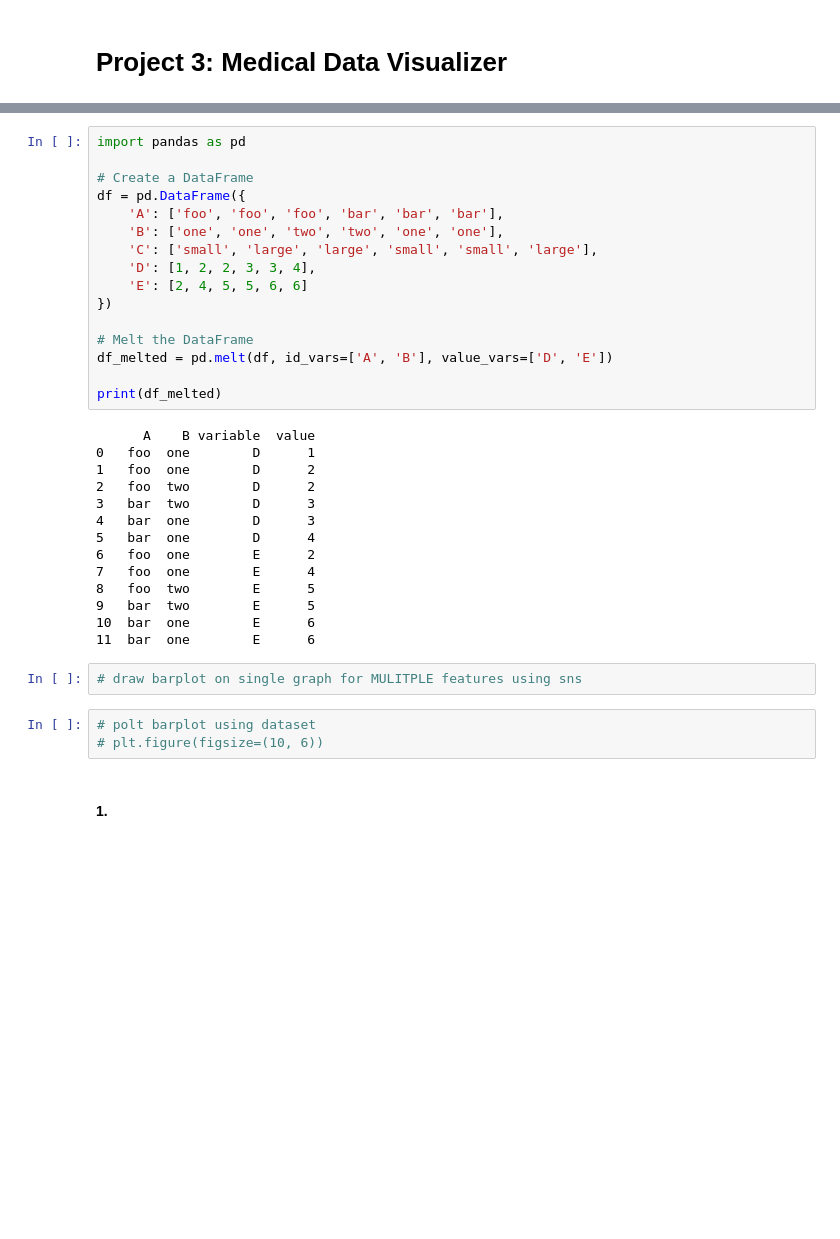
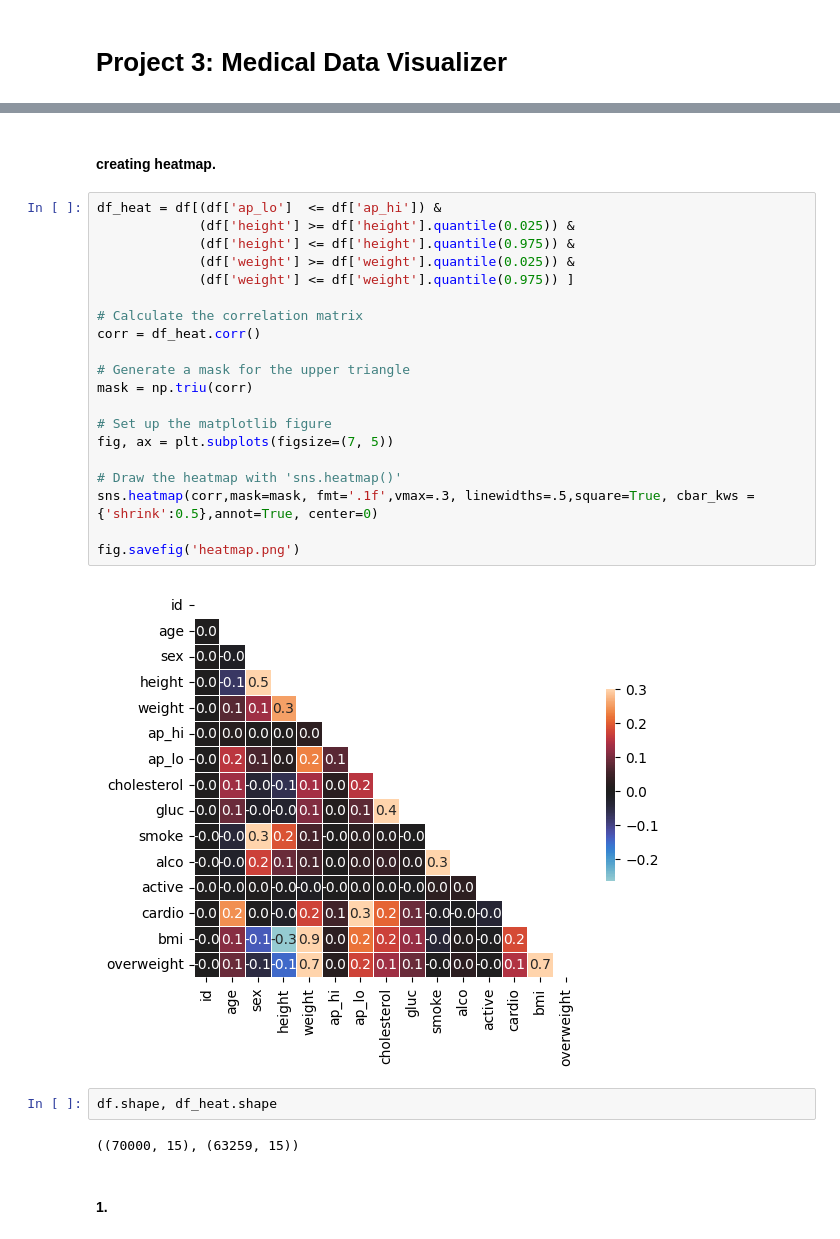
Before and after one commit to MIKRAMS1984/Free-code-camp, a Jupyter notebook: project 3 Medical Data Visualizer/Project 3 Medical Data Visualizer.ipynb, the cells around one changed output, grey strips where cells are left out. Saved outputs shown, nothing was run; the diff lists cells and outputs as text; blank space fills up the shorter version.

```diff
--- a/project 3 Medical Data Visualizer/Project 3 Medical Data Visualizer.ipynb
+++ b/project 3 Medical Data Visualizer/Project 3 Medical Data Visualizer.ipynb
@@ -64,37 +73,30 @@ plt.show()
-# %%
-import pandas as pd
-
-# Create a DataFrame
-df = pd.DataFrame({
-    'A': ['foo', 'foo', 'foo', 'bar', 'bar', 'bar'],
-    'B': ['one', 'one', 'two', 'two', 'one', 'one'],
-    'C': ['small', 'large', 'large', 'small', 'small', 'large'],
-    'D': [1, 2, 2, 3, 3, 4],
-    'E': [2, 4, 5, 5, 6, 6]
-})
-
-# Melt the DataFrame
-df_melted = pd.melt(df, id_vars=['A', 'B'], value_vars=['D', 'E'])
-
-print(df_melted)
-# %% [output]
-      A    B variable  value
-0   foo  one        D      1
-1   foo  one        D      2
-2   foo  two        D      2
-3   bar  two        D      3
-4   bar  one        D      3
-5   bar  one        D      4
-6   foo  one        E      2
-7   foo  one        E      4
-8   foo  two        E      5
-9   bar  two        E      5
-10  bar  one        E      6
-11  bar  one        E      6
-# %%
-# draw barplot on single graph for MULITPLE features using sns
-# %%
-# polt barplot using dataset
-# plt.figure(figsize=(10, 6))
+# %% [markdown]
+#### creating heatmap.
+# %%
+df_heat = df[(df['ap_lo']  <= df['ap_hi']) &
+             (df['height'] >= df['height'].quantile(0.025)) &
+             (df['height'] <= df['height'].quantile(0.975)) &
+             (df['weight'] >= df['weight'].quantile(0.025)) &
+             (df['weight'] <= df['weight'].quantile(0.975)) ]
+
+# Calculate the correlation matrix
+corr = df_heat.corr()
+
+# Generate a mask for the upper triangle
+mask = np.triu(corr)
+
+# Set up the matplotlib figure
+fig, ax = plt.subplots(figsize=(7, 5))
+
+# Draw the heatmap with 'sns.heatmap()'
+sns.heatmap(corr,mask=mask, fmt='.1f',vmax=.3, linewidths=.5,square=True, cbar_kws = {'shrink':0.5},annot=True, center=0)
+
+fig.savefig('heatmap.png')
+# %% [output]
+[figure, added]
+# %%
+df.shape, df_heat.shape
+# %% [output]
+((70000, 15), (63259, 15))
 # %% [markdown]
 #### 1.
```
Also changed, not shown: parts of 9 cells of this notebook, 2 other files.
